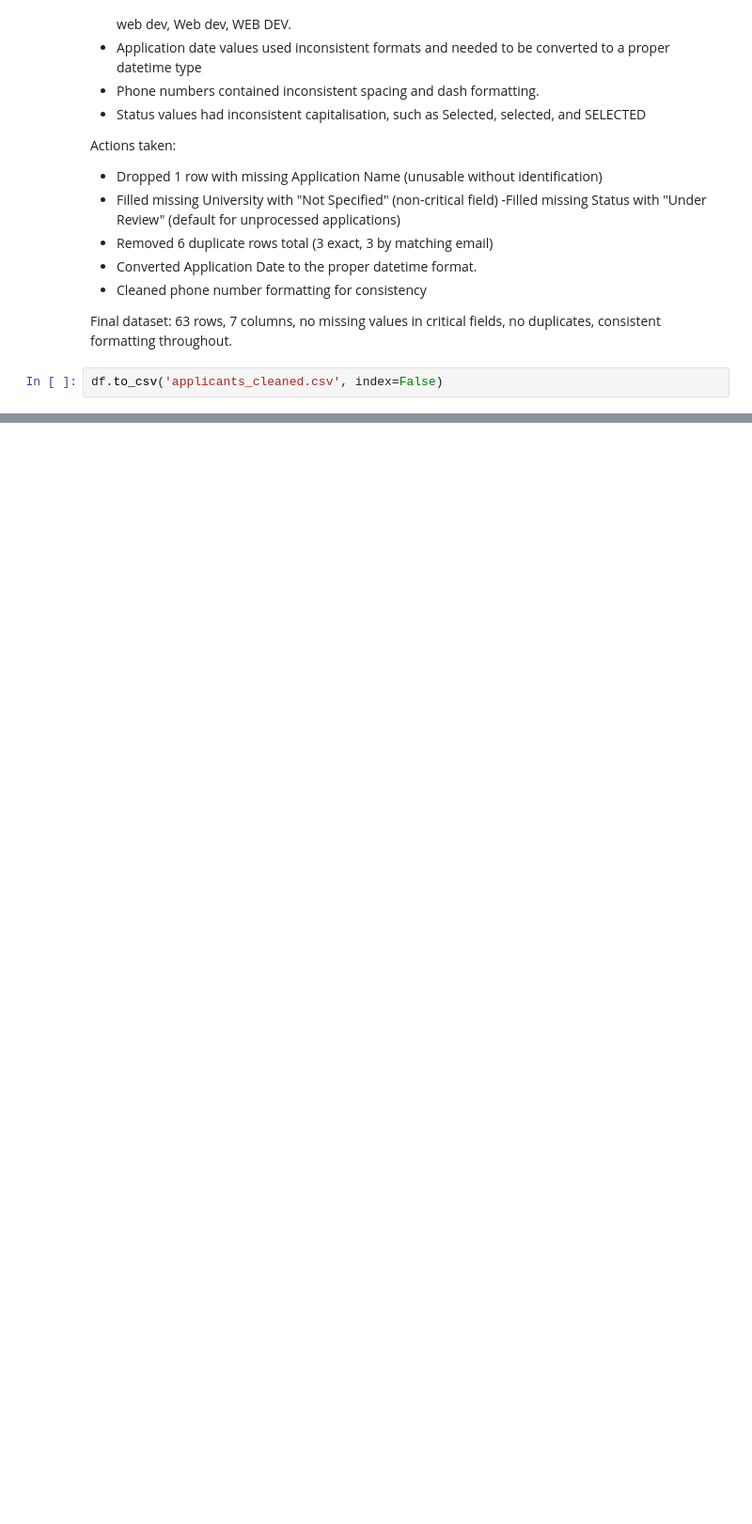
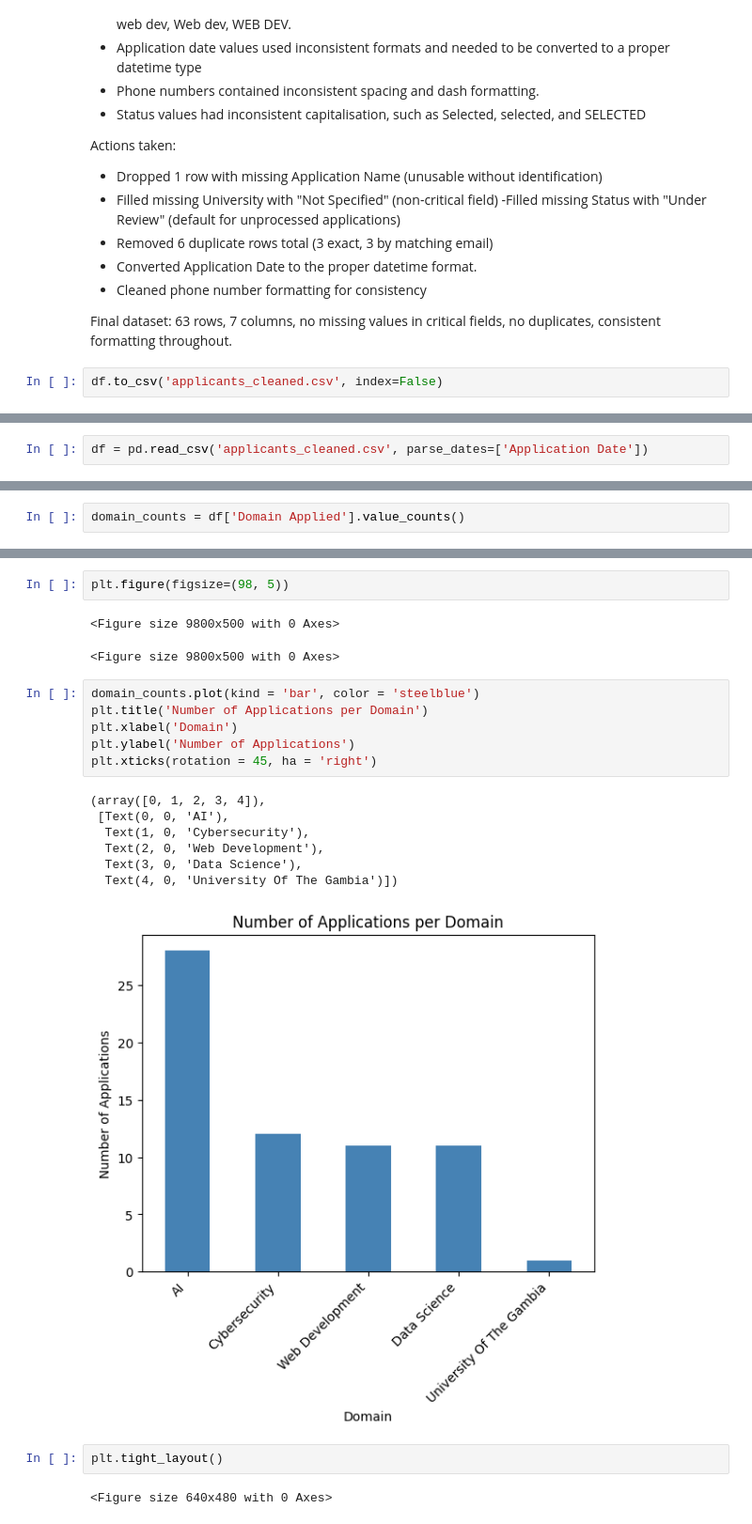
Before and after one commit to Roheya20/First-session, a Jupyter notebook: Week1_Data_Cleaning_Roheya_Touray.ipynb, the cells around one changed output, grey strips where cells are left out. Shown at 94% size. Saved outputs shown, nothing was run; the diff lists cells and outputs as text; blank space fills up the shorter version.

```diff
--- a/Week1_Data_Cleaning_Roheya_Touray.ipynb
+++ b/Week1_Data_Cleaning_Roheya_Touray.ipynb
@@ -206,0 +254,2 @@ df.to_csv('applicants_cleaned.csv', index=False)
+# %%
+df = pd.read_csv('applicants_cleaned.csv', parse_dates=['Application Date'])
@@ -206,0 +310,2 @@ df.to_csv('applicants_cleaned.csv', index=False)
+# %%
+domain_counts = df['Domain Applied'].value_counts()
@@ -206,0 +322,23 @@ df.to_csv('applicants_cleaned.csv', index=False)
+# %%
+plt.figure(figsize=(98, 5))
+# %% [output]
+<Figure size 9800x500 with 0 Axes>
+<Figure size 9800x500 with 0 Axes>
+# %%
+domain_counts.plot(kind = 'bar', color = 'steelblue')
+plt.title('Number of Applications per Domain')
+plt.xlabel('Domain')
+plt.ylabel('Number of Applications')
+plt.xticks(rotation = 45, ha = 'right')
+# %% [output]
+(array([0, 1, 2, 3, 4]),
+ [Text(0, 0, 'AI'),
+  Text(1, 0, 'Cybersecurity'),
+  Text(2, 0, 'Web Development'),
+  Text(3, 0, 'Data Science'),
+  Text(4, 0, 'University Of The Gambia')])
+[figure, added]
+# %%
+plt.tight_layout()
+# %% [output]
+<Figure size 640x480 with 0 Axes>
```
Also changed, not shown: parts of 39 cells of this notebook.
